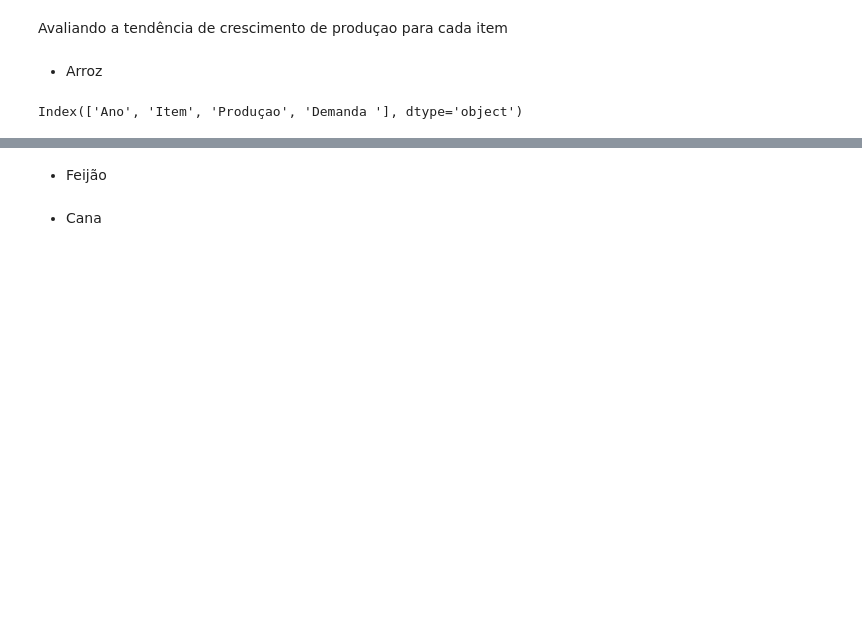
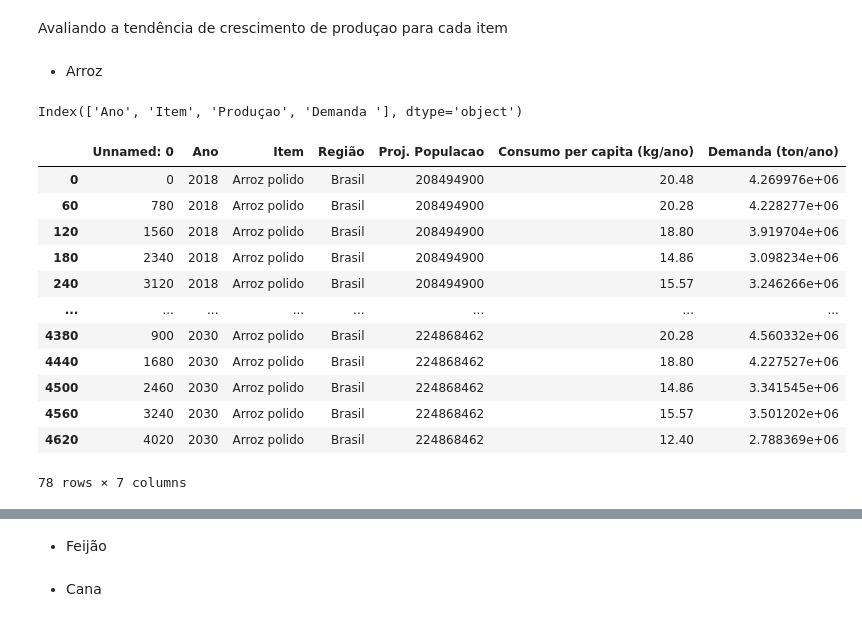
Before and after one commit to O-PY-THA-ON/dcc---fellowship-ci-ncia-de-dados, a Jupyter notebook: regressao_pam.ipynb, the cells around one changed output, grey strips where cells are left out. Drawn from its saved outputs; the diff is of its cells as text; code cells hidden in the pictures; blank space fills up the shorter version.

```diff
--- a/regressao_pam.ipynb
+++ b/regressao_pam.ipynb
@@ -53,5 +53,21 @@ fig.add_scatter(x=df_arroz['Ano'], y=df_arroz['Demanda '])
 projecao_consumo_demanda_regiao = pd.read_excel("C:\dcc-fellowship-ciencia-de-dados\projecao_consumo_demanda_regiao.xlsx")
 # %%
 projecao_consumo_arroz = projecao_consumo_demanda_regiao[(projecao_consumo_demanda_regiao['Item']==' Arroz polido') & (projecao_consumo_demanda_regiao['Região']== 'Brasil')]
+# %%
+projecao_consumo_arroz
+# %% [output]
+|  | Unnamed: 0 | Ano | Item | Região | Proj. Populacao | Consumo per capita (kg/ano) | Demanda (ton/ano) |
+| 0 | 0 | 2018 | Arroz polido | Brasil | 208494900 | 20.48 | 4.269976e+06 |
+| 60 | 780 | 2018 | Arroz polido | Brasil | 208494900 | 20.28 | 4.228277e+06 |
+| 120 | 1560 | 2018 | Arroz polido | Brasil | 208494900 | 18.80 | 3.919704e+06 |
+| 180 | 2340 | 2018 | Arroz polido | Brasil | 208494900 | 14.86 | 3.098234e+06 |
+| 240 | 3120 | 2018 | Arroz polido | Brasil | 208494900 | 15.57 | 3.246266e+06 |
+| ... | ... | ... | ... | ... | ... | ... | ... |
+| 4380 | 900 | 2030 | Arroz polido | Brasil | 224868462 | 20.28 | 4.560332e+06 |
+| 4440 | 1680 | 2030 | Arroz polido | Brasil | 224868462 | 18.80 | 4.227527e+06 |
+| 4500 | 2460 | 2030 | Arroz polido | Brasil | 224868462 | 14.86 | 3.341545e+06 |
+| 4560 | 3240 | 2030 | Arroz polido | Brasil | 224868462 | 15.57 | 3.501202e+06 |
+| 4620 | 4020 | 2030 | Arroz polido | Brasil | 224868462 | 12.40 | 2.788369e+06 |
+78 rows × 7 columns
 # %%
 projecao_consumo_arroz.to_excel('projecao_consumo_arroz.xlsx')
```
Also changed, not shown: parts of 7 cells of this notebook, 3 other files.
